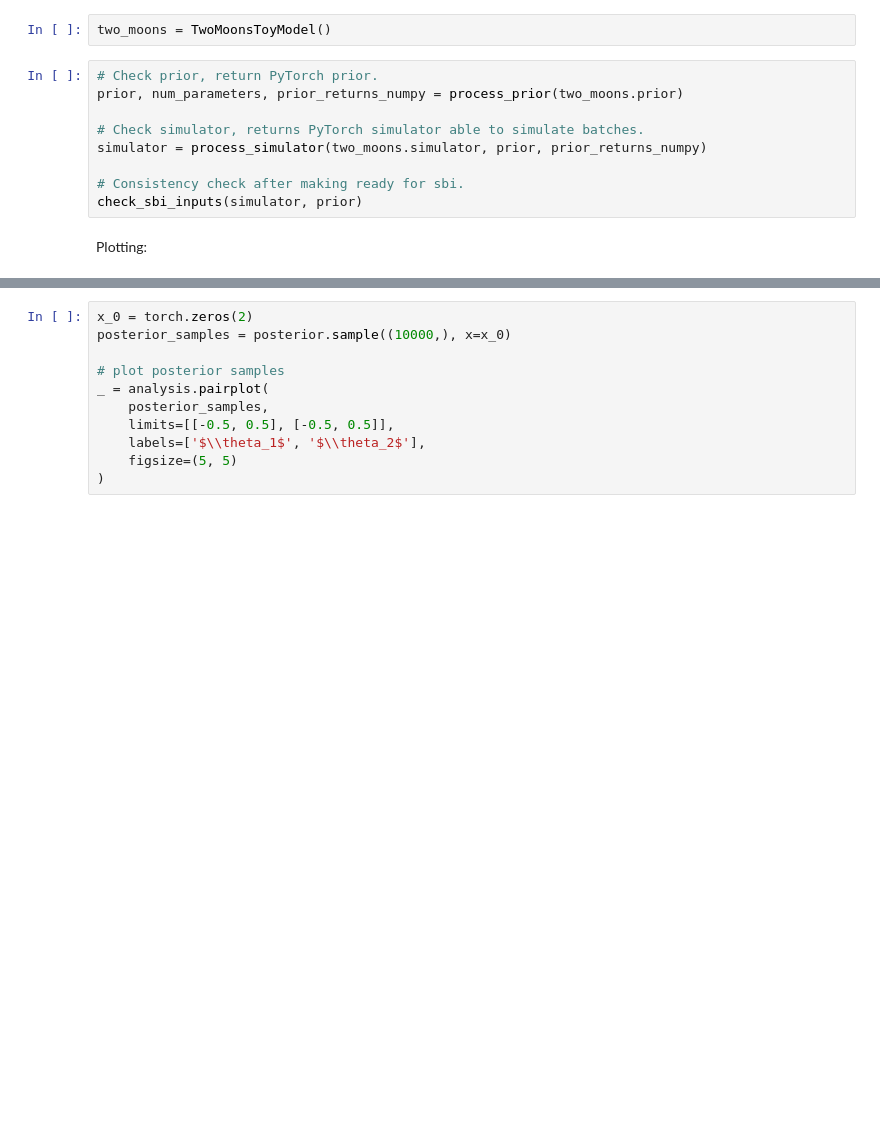
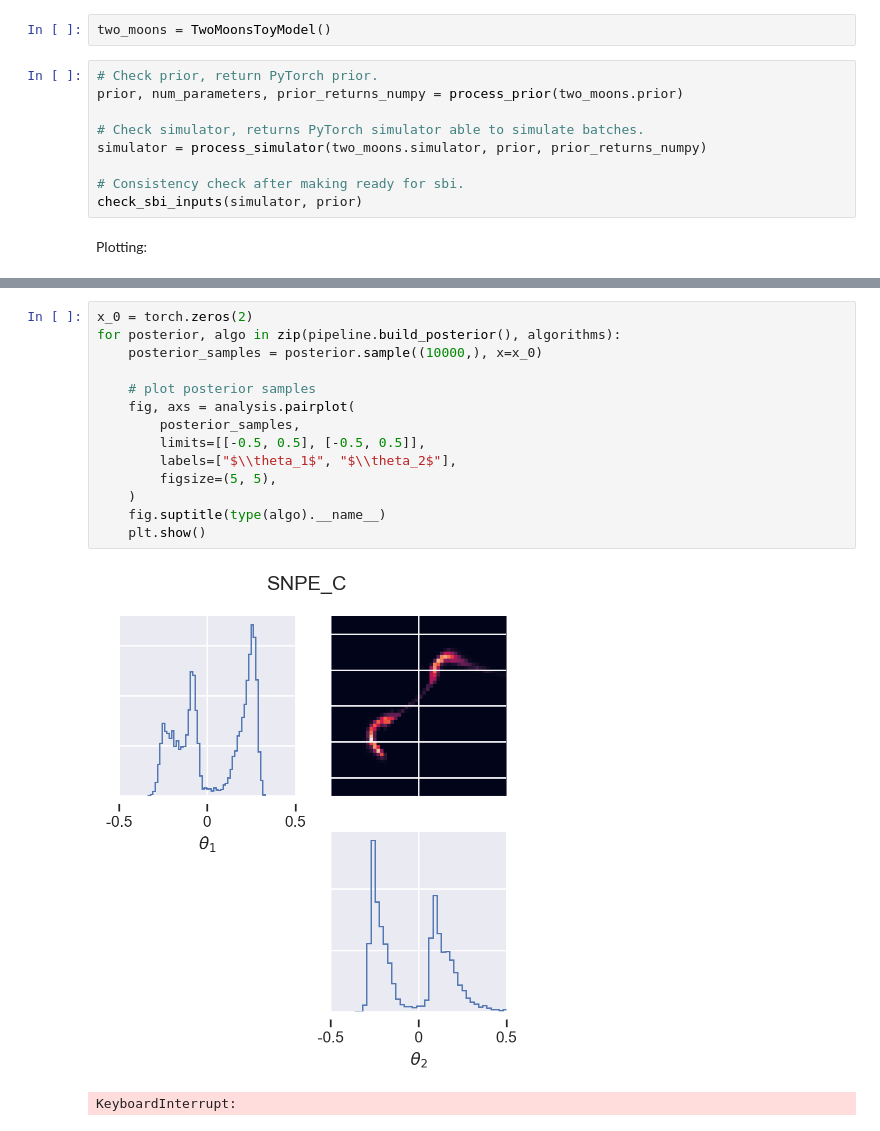
Before and after one commit to binado/sbisandbox, a Jupyter notebook: notebooks/twomoons.ipynb, the cells around one changed output, grey strips where cells are left out. Drawn from its saved outputs; the diff is of its cells as text; blank space fills up the shorter version.

```diff
--- a/notebooks/twomoons.ipynb
+++ b/notebooks/twomoons.ipynb
@@ -51,11 +81,17 @@ posterior = inference.build_posterior(density_estimator)
 # %%
 x_0 = torch.zeros(2)
-posterior_samples = posterior.sample((10000,), x=x_0)
+for posterior, algo in zip(pipeline.build_posterior(), algorithms):
+    posterior_samples = posterior.sample((10000,), x=x_0)
 
-# plot posterior samples
-_ = analysis.pairplot(
-    posterior_samples,
-    limits=[[-0.5, 0.5], [-0.5, 0.5]],
-    labels=['$\\theta_1$', '$\\theta_2$'],
-    figsize=(5, 5)
-)
+    # plot posterior samples
+    fig, axs = analysis.pairplot(
+        posterior_samples,
+        limits=[[-0.5, 0.5], [-0.5, 0.5]],
+        labels=["$\\theta_1$", "$\\theta_2$"],
+        figsize=(5, 5),
+    )
+    fig.suptitle(type(algo).__name__)
+    plt.show()
+# %% [output]
+[figure, added]
+KeyboardInterrupt:
```
Also changed, not shown: parts of 8 cells of this notebook.
